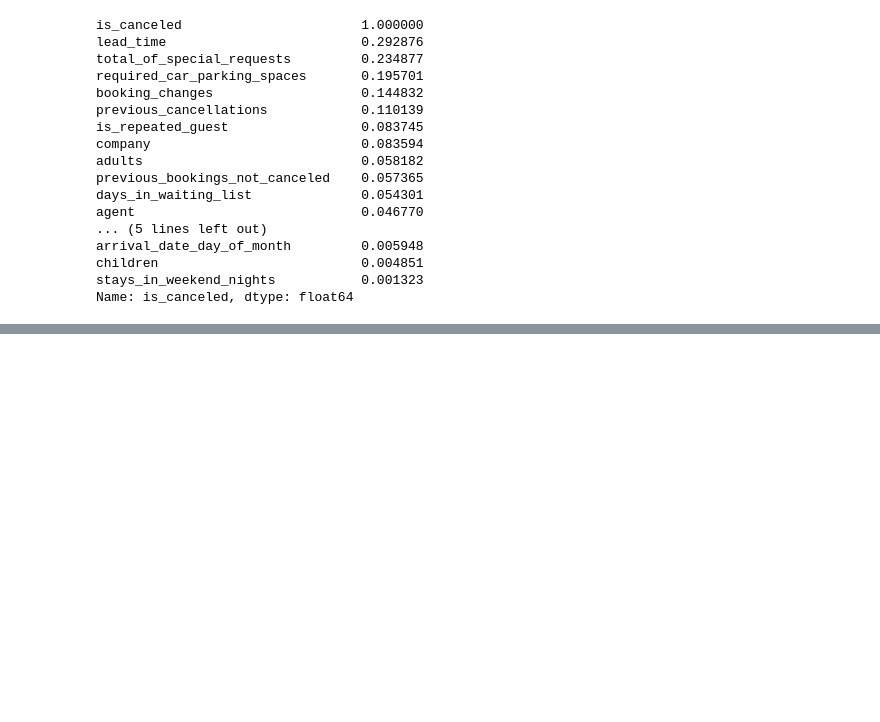
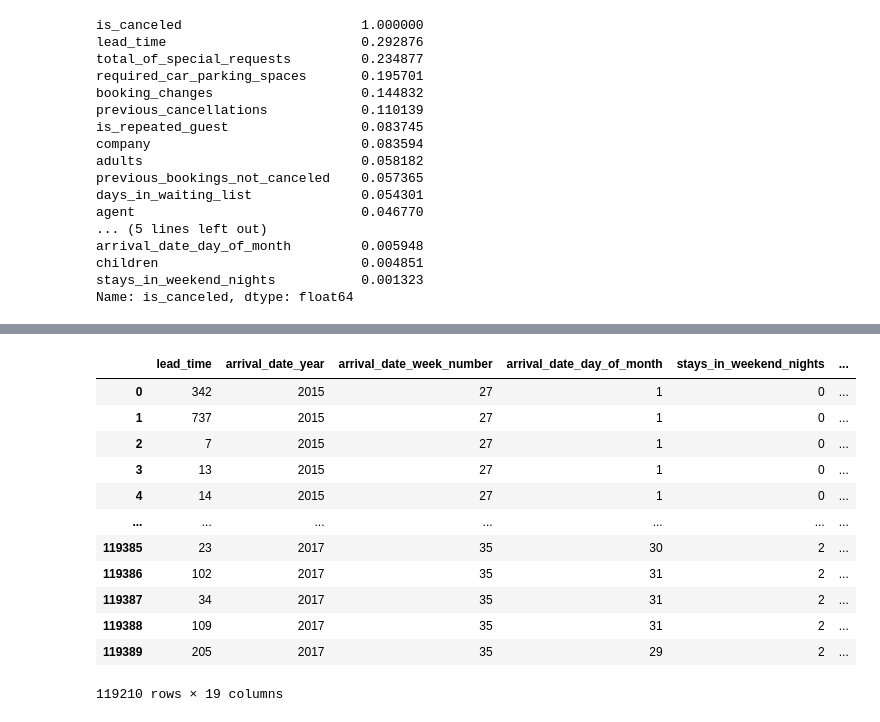
Before and after one commit to bonlycpe/Hotel-Booking-Cancellation-Prediction-Using-Decision-Tree, a Jupyter notebook: Little_Workspace/PreprocessingFunc.ipynb, the cells around one changed output, grey strips where cells are left out. Saved outputs shown, nothing was run; the diff lists cells and outputs as text; code cells hidden in the pictures; blank space fills up the shorter version.

```diff
--- a/Little_Workspace/Preprocessing.ipynb
+++ b/Little_Workspace/PreprocessingFunc.ipynb
@@ -178,0 +268,5 @@ Name: is_canceled, dtype: float64
+# %%
+# creating numerical and categorical dataframes
+
+cat_cols = [col for col in df.columns if df[col].dtype == 'O']
+cat_cols
@@ -178,0 +365,18 @@ Name: is_canceled, dtype: float64
+# %%
+num_df = df.drop(columns = cat_cols, axis = 1)
+num_df.drop('is_canceled', axis = 1, inplace = True)
+num_df
+# %% [output]
+|  | lead_time | arrival_date_year | arrival_date_week_number | arrival_date_day_of_month | stays_in_weekend_nights | ... |
+| 0 | 342 | 2015 | 27 | 1 | 0 | ... |
+| 1 | 737 | 2015 | 27 | 1 | 0 | ... |
+| 2 | 7 | 2015 | 27 | 1 | 0 | ... |
+| 3 | 13 | 2015 | 27 | 1 | 0 | ... |
+| 4 | 14 | 2015 | 27 | 1 | 0 | ... |
+| ... | ... | ... | ... | ... | ... | ... |
+| 119385 | 23 | 2017 | 35 | 30 | 2 | ... |
+| 119386 | 102 | 2017 | 35 | 31 | 2 | ... |
+| 119387 | 34 | 2017 | 35 | 31 | 2 | ... |
+| 119388 | 109 | 2017 | 35 | 31 | 2 | ... |
+| 119389 | 205 | 2017 | 35 | 29 | 2 | ... |
+119210 rows × 19 columns
```
Also changed, not shown: parts of 32 cells of this notebook, 2 other files.
